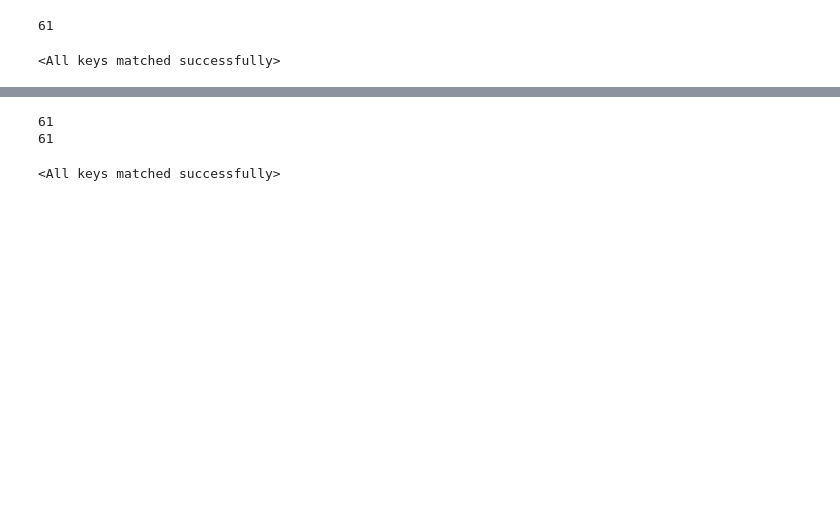
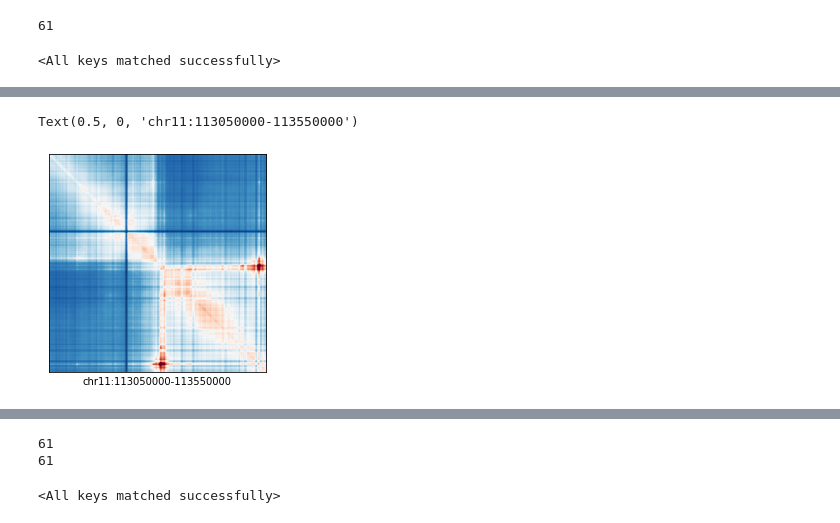
Before and after one commit to liu-bioinfo-lab/EPCOT, a Jupyter notebook: EPCOT_usage.ipynb, the cells around one changed output, grey strips where cells are left out. Cells and saved outputs as stored; diff of their text form; code cells hidden in the pictures; blank space fills up the shorter version.

```diff
--- a/EPCOT_usage.ipynb
+++ b/EPCOT_usage.ipynb
@@ -347,0 +378,5 @@ plt.show()
+# %%
+# load DNase-seq of HFF
+import pickle
+with open('hff_dnase.pickle','rb') as f:
+    hff_tmp_dnase=pickle.load(f)
@@ -347,0 +394,15 @@ plt.show()
+# %%
+### regions of interest, please input a 600kb region (end-start=600000)
+microc_chrom,microc_start,microc_end=['chr11',113000000,113600000]
+hff_input_dnase=hff_tmp_dnase[hic_chrom[3:]].toarray().squeeze()
+pred_microc=predict_microc(model=microc_model,
+                           chrom=microc_chrom,start=microc_start,end=microc_end,
+                           dnase=hff_input_dnase,
+                           fasta_extractor=fasta_extractor)
+pred_microc=complete_mat(arraytouptri(pred_microc.squeeze(),microc_args))
+fig,ax=plt.subplots()
+plot_hic(ax,pred_microc,vmin=-2,vmax=2)
+ax.set_xlabel('%s:%s-%s'%(microc_chrom,microc_start+50000,microc_end-50000))
+# %% [output]
+Text(0.5, 0, 'chr11:113050000-113550000')
+[figure, added]
```
Also changed, not shown: parts of 60 cells of this notebook.
